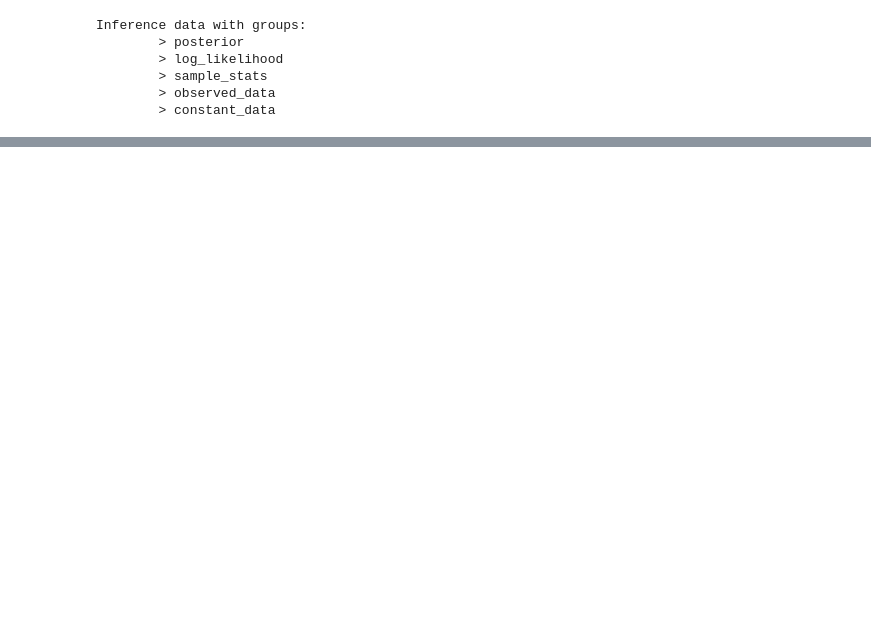
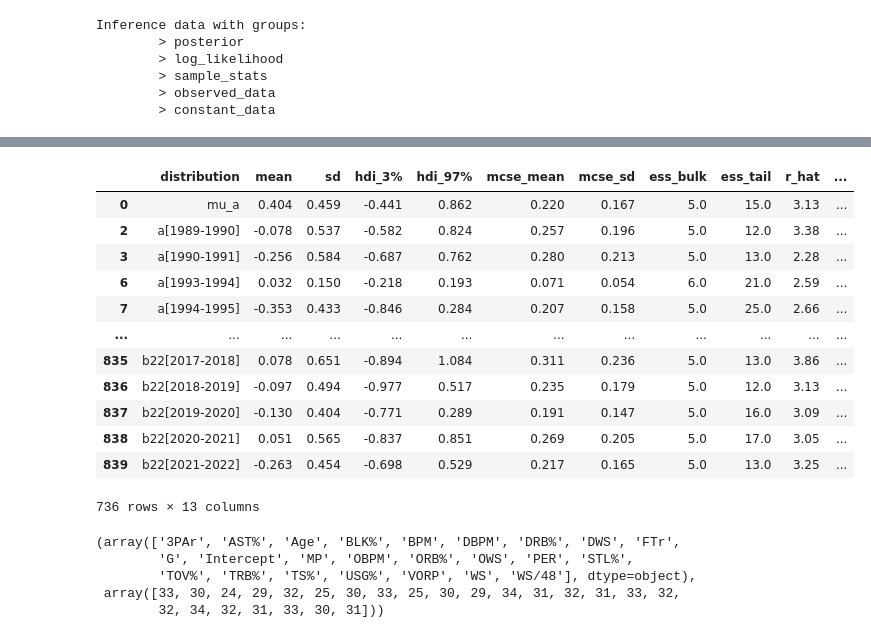
Before and after one commit to anath703/DS6040_Project, a Jupyter notebook: Hierarchical.ipynb, the cells around one changed output, grey strips where cells are left out. Saved outputs shown, nothing was run; the diff lists cells and outputs as text; code cells hidden in the pictures; blank space fills up the shorter version.

```diff
--- a/Hierarchical.ipynb
+++ b/Hierarchical.ipynb
@@ -448,0 +536,24 @@ all_predictor_df
+# %%
+all_predictor_df[all_predictor_df['significant'] == False]
+# %% [output]
+|  | distribution | mean | sd | hdi_3% | hdi_97% | mcse_mean | mcse_sd | ess_bulk | ess_tail | r_hat | ... |
+| 0 | mu_a | 0.404 | 0.459 | -0.441 | 0.862 | 0.220 | 0.167 | 5.0 | 15.0 | 3.13 | ... |
+| 2 | a[1989-1990] | -0.078 | 0.537 | -0.582 | 0.824 | 0.257 | 0.196 | 5.0 | 12.0 | 3.38 | ... |
+| 3 | a[1990-1991] | -0.256 | 0.584 | -0.687 | 0.762 | 0.280 | 0.213 | 5.0 | 13.0 | 2.28 | ... |
+| 6 | a[1993-1994] | 0.032 | 0.150 | -0.218 | 0.193 | 0.071 | 0.054 | 6.0 | 21.0 | 2.59 | ... |
+| 7 | a[1994-1995] | -0.353 | 0.433 | -0.846 | 0.284 | 0.207 | 0.158 | 5.0 | 25.0 | 2.66 | ... |
+| ... | ... | ... | ... | ... | ... | ... | ... | ... | ... | ... | ... |
+| 835 | b22[2017-2018] | 0.078 | 0.651 | -0.894 | 1.084 | 0.311 | 0.236 | 5.0 | 13.0 | 3.86 | ... |
+| 836 | b22[2018-2019] | -0.097 | 0.494 | -0.977 | 0.517 | 0.235 | 0.179 | 5.0 | 12.0 | 3.13 | ... |
+| 837 | b22[2019-2020] | -0.130 | 0.404 | -0.771 | 0.289 | 0.191 | 0.147 | 5.0 | 16.0 | 3.09 | ... |
+| 838 | b22[2020-2021] | 0.051 | 0.565 | -0.837 | 0.851 | 0.269 | 0.205 | 5.0 | 17.0 | 3.05 | ... |
+| 839 | b22[2021-2022] | -0.263 | 0.454 | -0.698 | 0.529 | 0.217 | 0.165 | 5.0 | 13.0 | 3.25 | ... |
+736 rows × 13 columns
+# %%
+np.unique(all_predictor_df[all_predictor_df['significant'] == False]['predictor'], return_counts=True)
+# %% [output]
+(array(['3PAr', 'AST%', 'Age', 'BLK%', 'BPM', 'DBPM', 'DRB%', 'DWS', 'FTr',
+        'G', 'Intercept', 'MP', 'OBPM', 'ORB%', 'OWS', 'PER', 'STL%',
+        'TOV%', 'TRB%', 'TS%', 'USG%', 'VORP', 'WS', 'WS/48'], dtype=object),
+ array([33, 30, 24, 29, 32, 25, 30, 33, 25, 30, 29, 34, 31, 32, 31, 33, 32,
+        32, 34, 32, 31, 33, 30, 31]))
```
Also changed, not shown: parts of 17 cells of this notebook.
